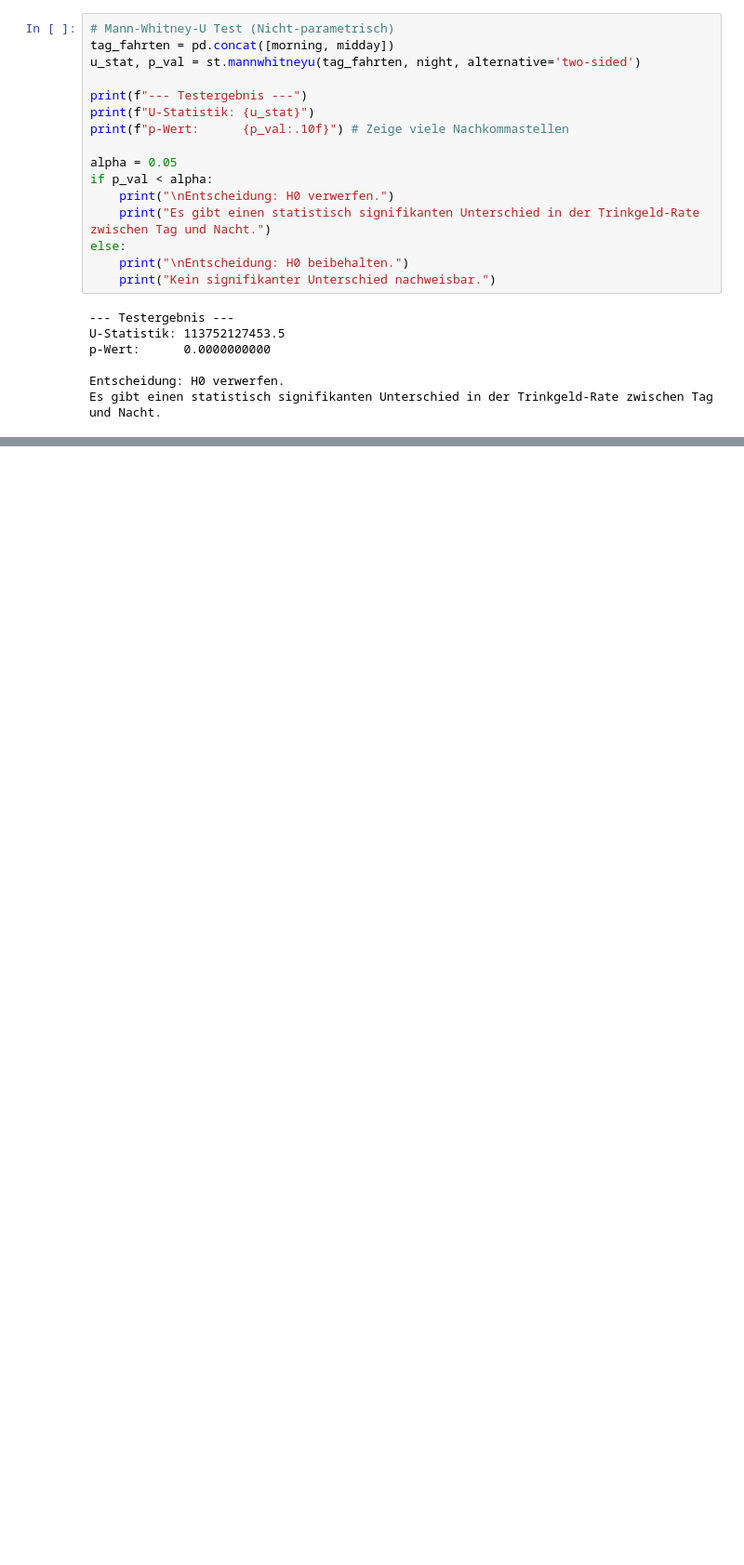
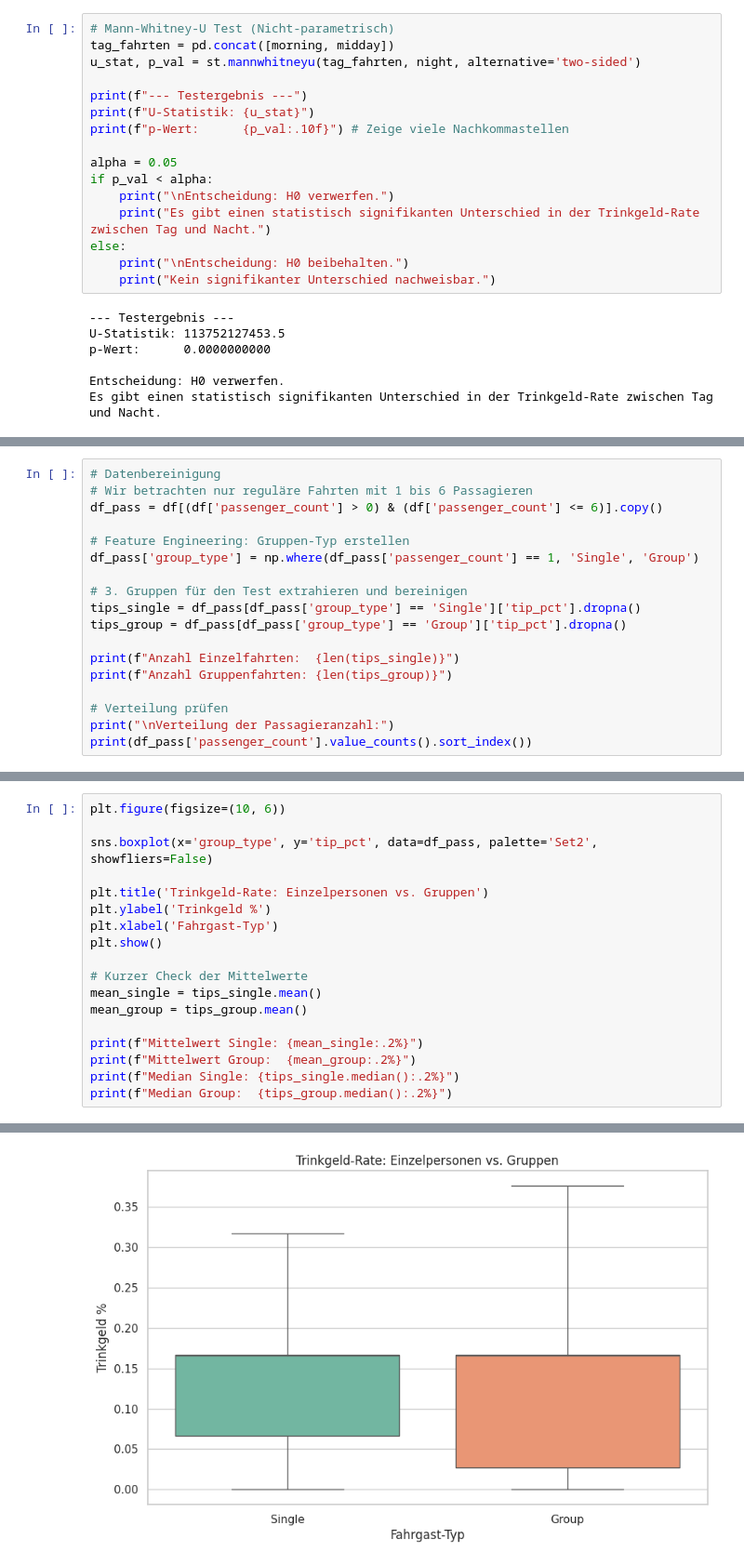
Before and after one commit to Benjam1nP/Statistic-Data-Sience-Project, a Jupyter notebook: notebooks/07.1_H1.ipynb, the cells around one changed output, grey strips where cells are left out. Shown at 93% size. Saved outputs shown, nothing was run; the diff lists cells and outputs as text; blank space fills up the shorter version.

```diff
--- a/notebooks/07.1_H1.ipynb
+++ b/notebooks/07.1_H1.ipynb
@@ -243,0 +426,18 @@ Es gibt einen statistisch signifikanten Unterschied in der Trinkgeld-Rate zwisch
+# %%
+# Datenbereinigung
+# Wir betrachten nur reguläre Fahrten mit 1 bis 6 Passagieren
+df_pass = df[(df['passenger_count'] > 0) & (df['passenger_count'] <= 6)].copy()
+
+# Feature Engineering: Gruppen-Typ erstellen
+df_pass['group_type'] = np.where(df_pass['passenger_count'] == 1, 'Single', 'Group')
+
+# 3. Gruppen für den Test extrahieren und bereinigen
+tips_single = df_pass[df_pass['group_type'] == 'Single']['tip_pct'].dropna()
+tips_group = df_pass[df_pass['group_type'] == 'Group']['tip_pct'].dropna()
+
+print(f"Anzahl Einzelfahrten:  {len(tips_single)}")
+print(f"Anzahl Gruppenfahrten: {len(tips_group)}")
+
+# Verteilung prüfen
+print("\nVerteilung der Passagieranzahl:")
+print(df_pass['passenger_count'].value_counts().sort_index())
@@ -243,0 +461,19 @@ Es gibt einen statistisch signifikanten Unterschied in der Trinkgeld-Rate zwisch
+# %%
+plt.figure(figsize=(10, 6))
+
+sns.boxplot(x='group_type', y='tip_pct', data=df_pass, palette='Set2', showfliers=False)
+
+plt.title('Trinkgeld-Rate: Einzelpersonen vs. Gruppen')
+plt.ylabel('Trinkgeld %')
+plt.xlabel('Fahrgast-Typ')
+plt.show()
+
+# Kurzer Check der Mittelwerte
+mean_single = tips_single.mean()
+mean_group = tips_group.mean()
+
+print(f"Mittelwert Single: {mean_single:.2%}")
+print(f"Mittelwert Group:  {mean_group:.2%}")
+print(f"Median Single: {tips_single.median():.2%}")
+print(f"Median Group:  {tips_group.median():.2%}")
+# %% [output]
@@ -243,0 +483 @@ Es gibt einen statistisch signifikanten Unterschied in der Trinkgeld-Rate zwisch
+[figure, added]
```
Also changed, not shown: parts of 13 cells of this notebook.
